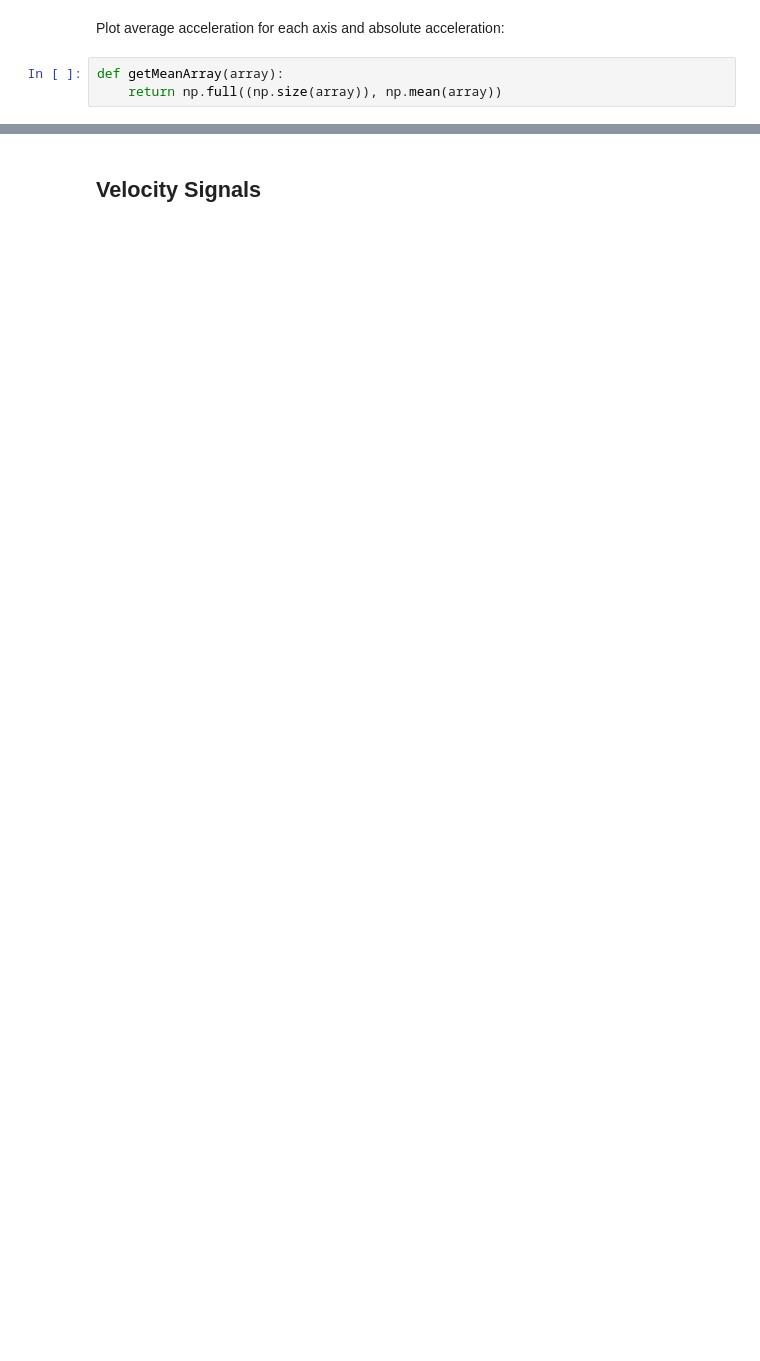
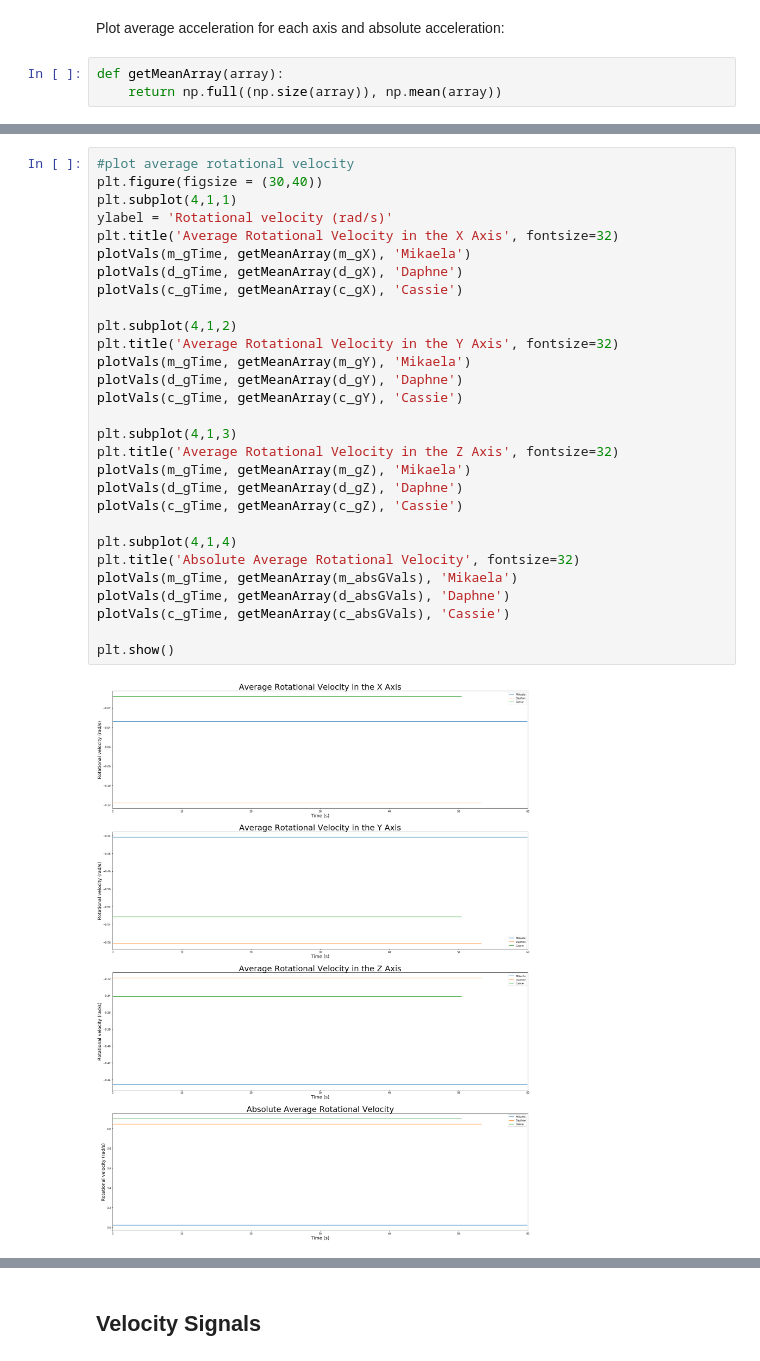
Before and after one commit to MikaelaMacMahon/stairway-to-heaven, a Jupyter notebook: Mikaela is da BOMB/blankStairs.ipynb, the cells around one changed output, grey strips where cells are left out. Cells and saved outputs as stored; diff of their text form; blank space fills up the shorter version.

```diff
--- a/Mikaela is da BOMB/blankStairs.ipynb
+++ b/Mikaela is da BOMB/blankStairs.ipynb
@@ -155,0 +230,31 @@ plt.show()
+# %%
+#plot average rotational velocity
+plt.figure(figsize = (30,40))
+plt.subplot(4,1,1)
+ylabel = 'Rotational velocity (rad/s)'
+plt.title('Average Rotational Velocity in the X Axis', fontsize=32)
+plotVals(m_gTime, getMeanArray(m_gX), 'Mikaela')
+plotVals(d_gTime, getMeanArray(d_gX), 'Daphne')
+plotVals(c_gTime, getMeanArray(c_gX), 'Cassie')
+
+plt.subplot(4,1,2)
+plt.title('Average Rotational Velocity in the Y Axis', fontsize=32)
+plotVals(m_gTime, getMeanArray(m_gY), 'Mikaela')
+plotVals(d_gTime, getMeanArray(d_gY), 'Daphne')
+plotVals(c_gTime, getMeanArray(c_gY), 'Cassie')
+
+plt.subplot(4,1,3)
+plt.title('Average Rotational Velocity in the Z Axis', fontsize=32)
+plotVals(m_gTime, getMeanArray(m_gZ), 'Mikaela')
+plotVals(d_gTime, getMeanArray(d_gZ), 'Daphne')
+plotVals(c_gTime, getMeanArray(c_gZ), 'Cassie')
+
+plt.subplot(4,1,4)
+plt.title('Absolute Average Rotational Velocity', fontsize=32)
+plotVals(m_gTime, getMeanArray(m_absGVals), 'Mikaela')
+plotVals(d_gTime, getMeanArray(d_absGVals), 'Daphne')
+plotVals(c_gTime, getMeanArray(c_absGVals), 'Cassie')
+
+plt.show()
+# %% [output]
+[figure, added]
```
Also changed, not shown: parts of 14 cells of this notebook.
